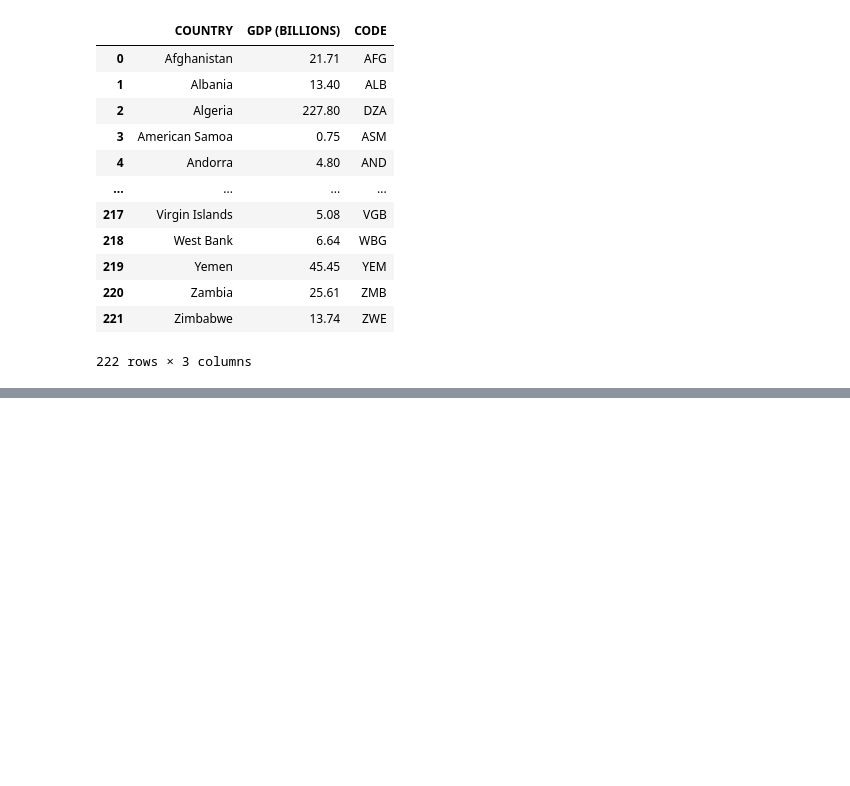
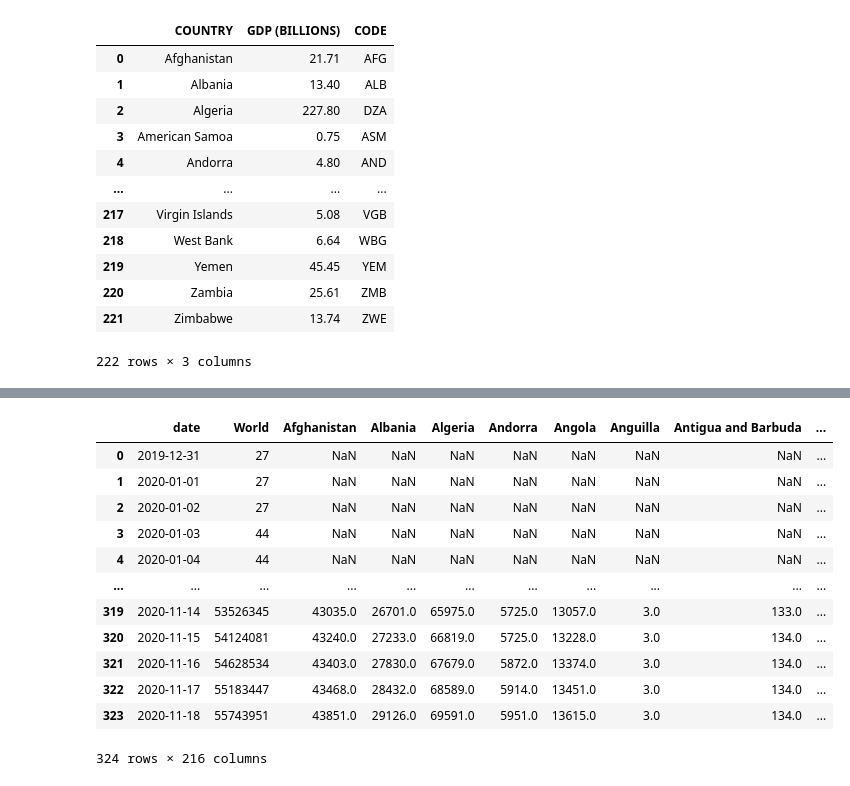
Before and after one commit to MJ22959/pythonbasics-with-mini-projects, a Jupyter notebook: Datasciencebasics3.ipynb, the cells around one changed output, grey strips where cells are left out. Drawn from its saved outputs; the diff is of its cells as text; code cells hidden in the pictures; blank space fills up the shorter version.

```diff
--- a/Datasciencebasics3.ipynb
+++ b/Datasciencebasics3.ipynb
@@ -97,0 +133,17 @@ po.iplot(x)
+# %%
+covid_totalcases = pd.read_csv('total_cases.csv')
+covid_totalcases
+# %% [output]
+|  | date | World | Afghanistan | Albania | Algeria | Andorra | Angola | Anguilla | Antigua and Barbuda | ... |
+| 0 | 2019-12-31 | 27 | NaN | NaN | NaN | NaN | NaN | NaN | NaN | ... |
+| 1 | 2020-01-01 | 27 | NaN | NaN | NaN | NaN | NaN | NaN | NaN | ... |
+| 2 | 2020-01-02 | 27 | NaN | NaN | NaN | NaN | NaN | NaN | NaN | ... |
+| 3 | 2020-01-03 | 44 | NaN | NaN | NaN | NaN | NaN | NaN | NaN | ... |
+| 4 | 2020-01-04 | 44 | NaN | NaN | NaN | NaN | NaN | NaN | NaN | ... |
+| ... | ... | ... | ... | ... | ... | ... | ... | ... | ... | ... |
+| 319 | 2020-11-14 | 53526345 | 43035.0 | 26701.0 | 65975.0 | 5725.0 | 13057.0 | 3.0 | 133.0 | ... |
+| 320 | 2020-11-15 | 54124081 | 43240.0 | 27233.0 | 66819.0 | 5725.0 | 13228.0 | 3.0 | 134.0 | ... |
+| 321 | 2020-11-16 | 54628534 | 43403.0 | 27830.0 | 67679.0 | 5872.0 | 13374.0 | 3.0 | 134.0 | ... |
+| 322 | 2020-11-17 | 55183447 | 43468.0 | 28432.0 | 68589.0 | 5914.0 | 13451.0 | 3.0 | 134.0 | ... |
+| 323 | 2020-11-18 | 55743951 | 43851.0 | 29126.0 | 69591.0 | 5951.0 | 13615.0 | 3.0 | 134.0 | ... |
+324 rows × 216 columns
```
Also changed, not shown: parts of 6 cells of this notebook, 7 other files.
